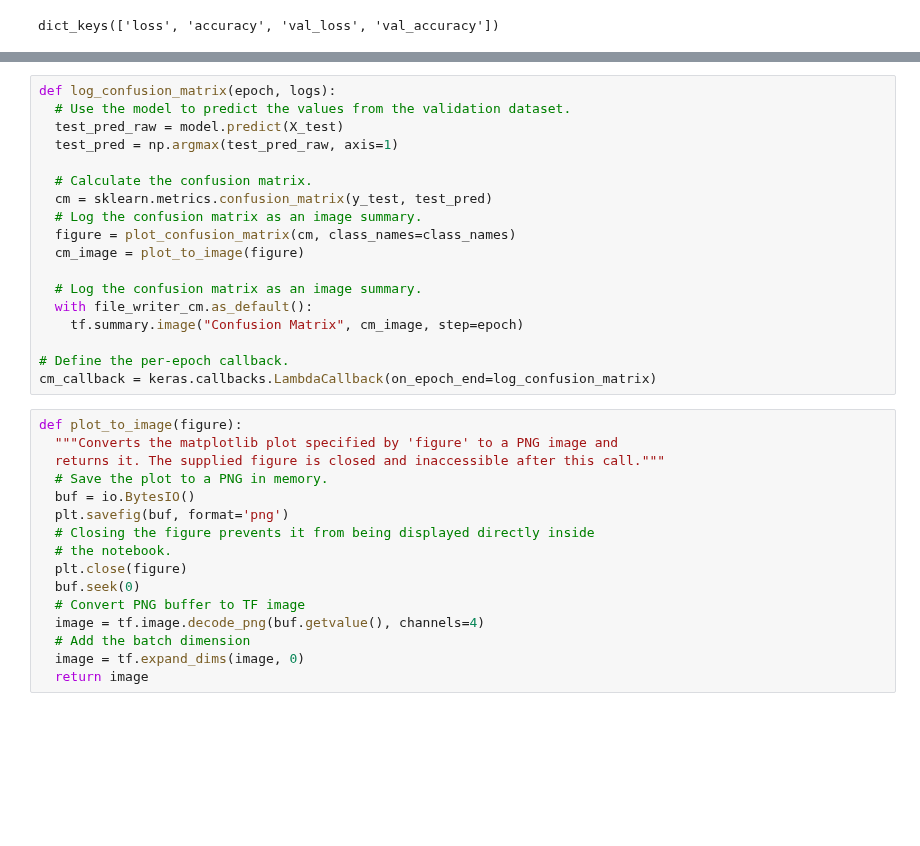
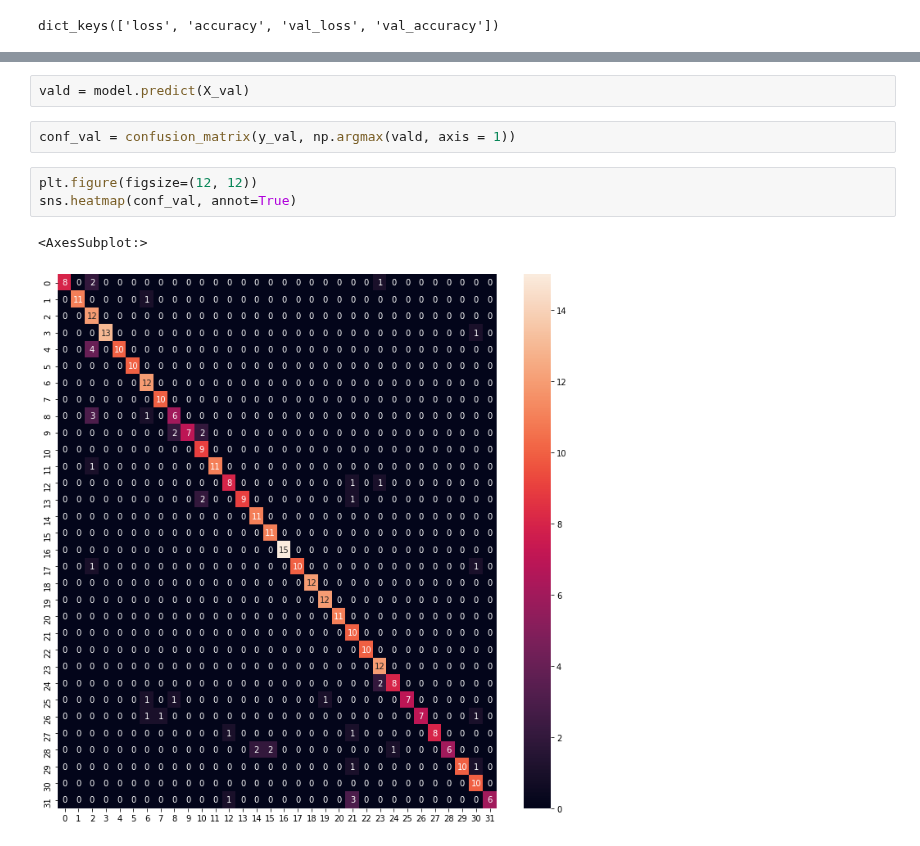
Before and after one commit to thesuhas/Leaf-Classification-Medicinal, a Jupyter notebook: cnn.ipynb, the cells around one changed output, grey strips where cells are left out. Drawn from its saved outputs; the diff is of its cells as text; blank space fills up the shorter version.

```diff
--- a/cnn.ipynb
+++ b/cnn.ipynb
@@ -314,34 +370,10 @@ operable program or batch file.
-# %%
-def log_confusion_matrix(epoch, logs):
-  # Use the model to predict the values from the validation dataset.
-  test_pred_raw = model.predict(X_test)
-  test_pred = np.argmax(test_pred_raw, axis=1)
-
-  # Calculate the confusion matrix.
-  cm = sklearn.metrics.confusion_matrix(y_test, test_pred)
-  # Log the confusion matrix as an image summary.
-  figure = plot_confusion_matrix(cm, class_names=class_names)
-  cm_image = plot_to_image(figure)
-
-  # Log the confusion matrix as an image summary.
-  with file_writer_cm.as_default():
-    tf.summary.image("Confusion Matrix", cm_image, step=epoch)
-
-# Define the per-epoch callback.
-cm_callback = keras.callbacks.LambdaCallback(on_epoch_end=log_confusion_matrix)
-# %%
-def plot_to_image(figure):
-  """Converts the matplotlib plot specified by 'figure' to a PNG image and
-  returns it. The supplied figure is closed and inaccessible after this call."""
-  # Save the plot to a PNG in memory.
-  buf = io.BytesIO()
-  plt.savefig(buf, format='png')
-  # Closing the figure prevents it from being displayed directly inside
-  # the notebook.
-  plt.close(figure)
-  buf.seek(0)
-  # Convert PNG buffer to TF image
-  image = tf.image.decode_png(buf.getvalue(), channels=4)
-  # Add the batch dimension
-  image = tf.expand_dims(image, 0)
-  return image
+# %%
+vald = model.predict(X_val)
+# %%
+conf_val = confusion_matrix(y_val, np.argmax(vald, axis = 1))
+# %%
+plt.figure(figsize=(12, 12))
+sns.heatmap(conf_val, annot=True)
+# %% [output]
+<AxesSubplot:>
+[figure, added]
```
Also changed, not shown: parts of 20 cells of this notebook.
